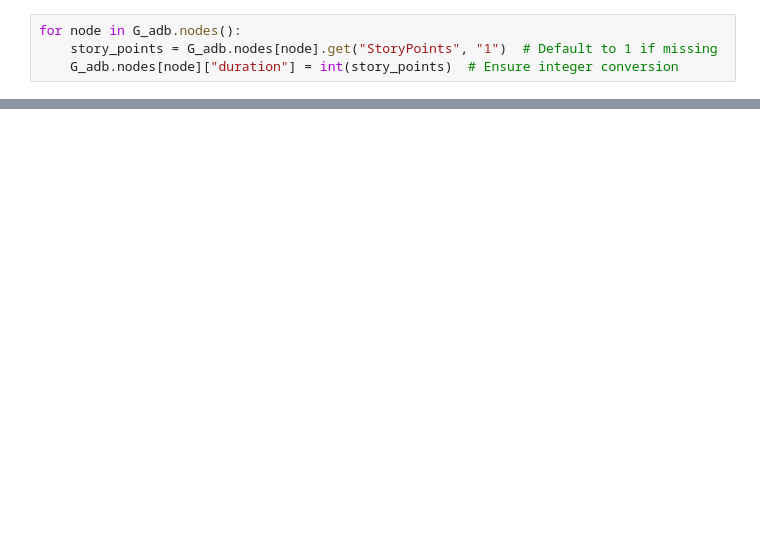
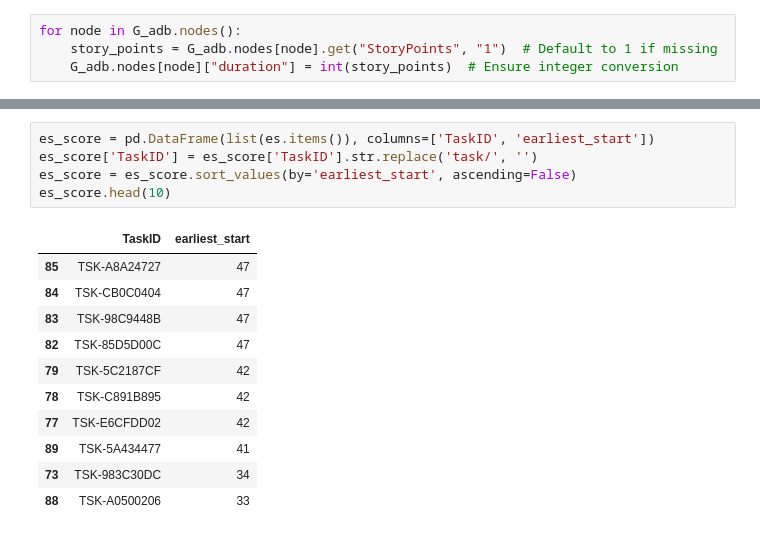
Before and after one commit to donkhoanguyen/arrango, a Jupyter notebook: experiment/cpm.ipynb, the cells around one changed output, grey strips where cells are left out. Cells and saved outputs as stored; diff of their text form; blank space fills up the shorter version.

```diff
--- a/experiment/cpm.ipynb
+++ b/experiment/cpm.ipynb
@@ -155,0 +171,17 @@ def calculate_cpm(graph: nx.DiGraph) -> dict:
+# %%
+es_score = pd.DataFrame(list(es.items()), columns=['TaskID', 'earliest_start'])
+es_score['TaskID'] = es_score['TaskID'].str.replace('task/', '')
+es_score = es_score.sort_values(by='earliest_start', ascending=False)
+es_score.head(10)
+# %% [output]
+|  | TaskID | earliest_start |
+| 85 | TSK-A8A24727 | 47 |
+| 84 | TSK-CB0C0404 | 47 |
+| 83 | TSK-98C9448B | 47 |
+| 82 | TSK-85D5D00C | 47 |
+| 79 | TSK-5C2187CF | 42 |
+| 78 | TSK-C891B895 | 42 |
+| 77 | TSK-E6CFDD02 | 42 |
+| 89 | TSK-5A434477 | 41 |
+| 73 | TSK-983C30DC | 34 |
+| 88 | TSK-A0500206 | 33 |
```
Also changed, not shown: parts of 16 cells of this notebook, 18 other files.
